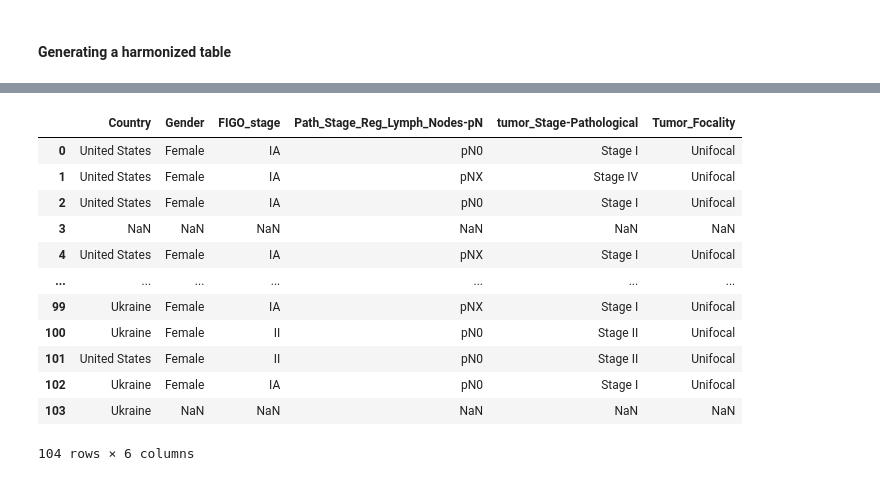
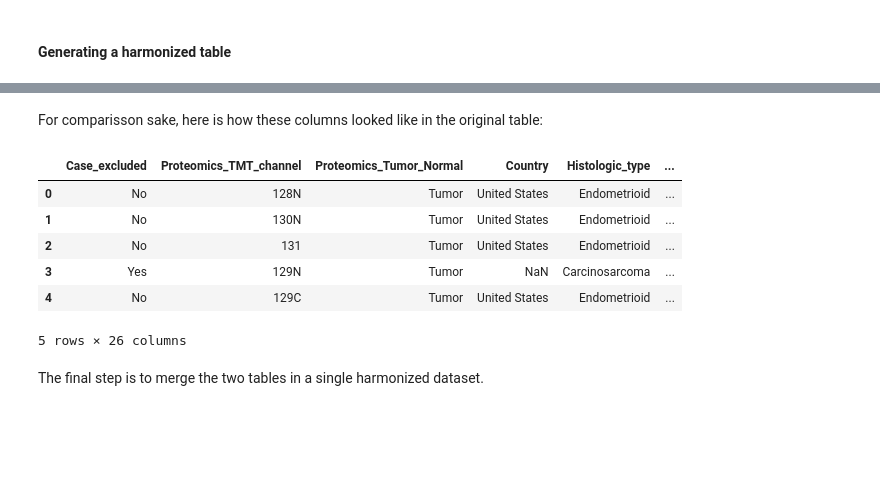
Before and after one commit to VIDA-NYU/biomedical-data-integration, a Jupyter notebook: examples/demo-ucec.ipynb, the cells around one changed output, grey strips where cells are left out. Saved outputs shown, nothing was run; the diff lists cells and outputs as text; code cells hidden in the pictures; blank space fills up the shorter version.

```diff
--- a/examples/demo-ucec.ipynb
+++ b/examples/demo-ucec.ipynb
@@ -69,3 +117,4 @@ To do so using `bdi-kit`, we can use the `match_schema()` function to match colu
 # %%
-bdi.match_schema(df_source, df_target, method="ct_learning")
+schema_mapping = bdi.match_schema(df_source, df_target, method="max_val_sim")
+schema_mapping.head(15)
 # %% [output]
@@ -87,4 +138,0 @@ Extracting features from 213 columns...
-# %%
-pd.set_option('display.max_rows', None)
-schema_mapping = bdi.match_schema(df_source, df_target, method="ct_learning")
-schema_mapping
@@ -185,17 +164,10 @@ Once the matching columns are identified, we can standardize data to ensure that
 To do that, `bdikit` provides the function `match_values()` to find values that should potentially be merged. The library supports multiple methods to perform this task, including syntactic and semantic matching algorithms. In this example, we use the `tfidf` method, which finds values based on the similarity of character n-grams. Please, refer to the [bdikit documentation](https://bdi-kit.readthedocs.io/) to learn more about the methods available.
 # %%
 # Matches values from each pair of source-target columns
-value_matches = bdi.match_values(df_source, df_target, schema_mapping.head(250), method="tfidf")
+value_matches = bdi.match_values(df_source, df_target, schema_mapping, method="tfidf")
 
 # Print value matches
-for match in value_matches:
-    display(
-        Markdown(
-            f"<br>**Source column:** {match.attrs['source']}<br>"
-            f"**Target column:** {match.attrs['target']}<br>"
-        )
-    )
-    display(match)
+bdi.view_value_matches(value_matches, edit=False)
 # %% [output]
 <br>**Source column:** Case_excluded<br>**Target column:** Case_excluded<br>
 |  | source | target | similarity |
@@ -295,21 +234,19 @@ df_mapped
+# %% [markdown]
+For comparisson sake, here is how these columns looked like in the original table:
 # %%
 source_column_names = list(map(lambda m: m.attrs['source'], value_matches))
 target_column_names = list(map(lambda m: m.attrs['target'], value_matches))
-df_source[source_column_names]
+df_source[source_column_names].head(5)
 # %% [output]
-|  | Country | Gender | FIGO_stage | Path_Stage_Reg_Lymph_Nodes-pN | tumor_Stage-Pathological | Tumor_Focality |
-| 0 | United States | Female | IA | pN0 | Stage I | Unifocal |
-| 1 | United States | Female | IA | pNX | Stage IV | Unifocal |
-| 2 | United States | Female | IA | pN0 | Stage I | Unifocal |
-| 3 | NaN | NaN | NaN | NaN | NaN | NaN |
-| 4 | United States | Female | IA | pNX | Stage I | Unifocal |
-| ... | ... | ... | ... | ... | ... | ... |
-| 99 | Ukraine | Female | IA | pNX | Stage I | Unifocal |
-| 100 | Ukraine | Female | II | pN0 | Stage II | Unifocal |
-| 101 | United States | Female | II | pN0 | Stage II | Unifocal |
-| 102 | Ukraine | Female | IA | pN0 | Stage I | Unifocal |
-| 103 | Ukraine | NaN | NaN | NaN | NaN | NaN |
+|  | Case_excluded | Proteomics_TMT_channel | Proteomics_Tumor_Normal | Country | Histologic_type | ... |
+| 0 | No | 128N | Tumor | United States | Endometrioid | ... |
+| 1 | No | 130N | Tumor | United States | Endometrioid | ... |
+| 2 | No | 131 | Tumor | United States | Endometrioid | ... |
+| 3 | Yes | 129N | Tumor | NaN | Carcinosarcoma | ... |
+| 4 | No | 129C | Tumor | United States | Endometrioid | ... |
-104 rows × 6 columns
+5 rows × 26 columns
+# %% [markdown]
+The final step is to merge the two tables in a single harmonized dataset.
 # %%
 pd.concat([df_mapped[target_column_names], df_target[target_column_names]])
 # %% [output]
```
Also changed, not shown: parts of 21 cells of this notebook, 1 other file.
